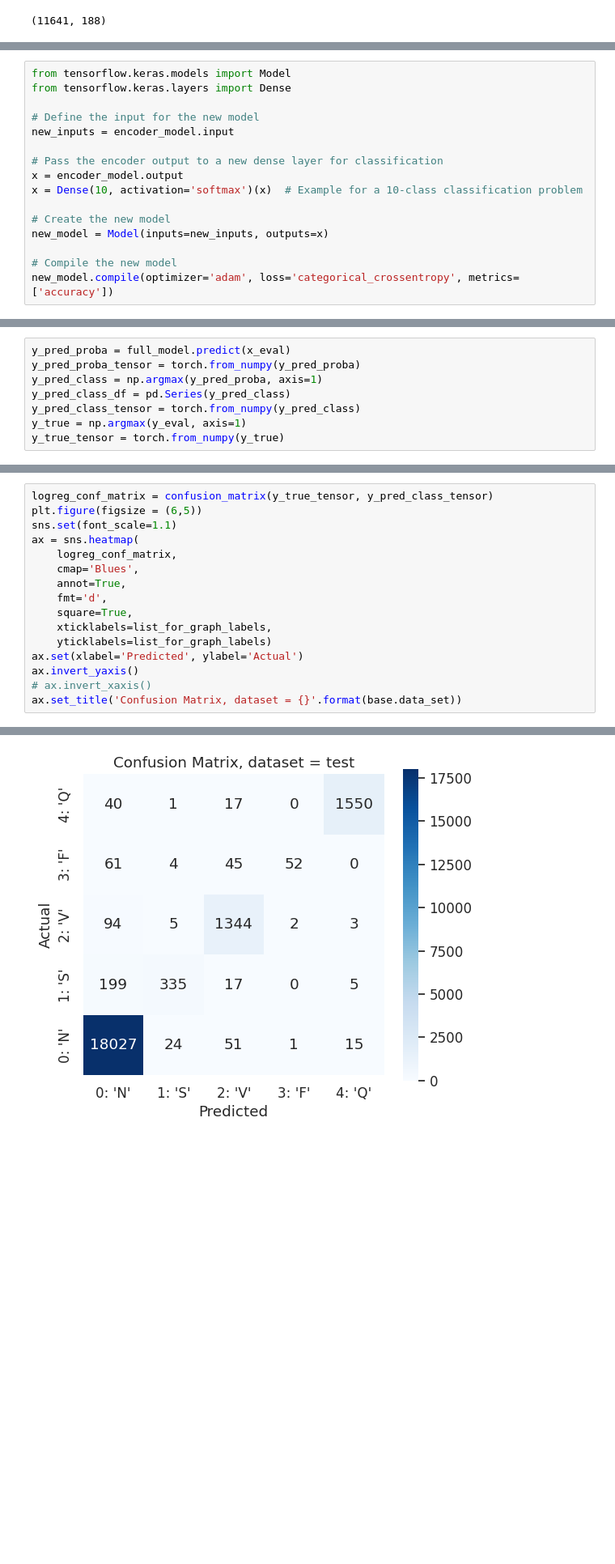
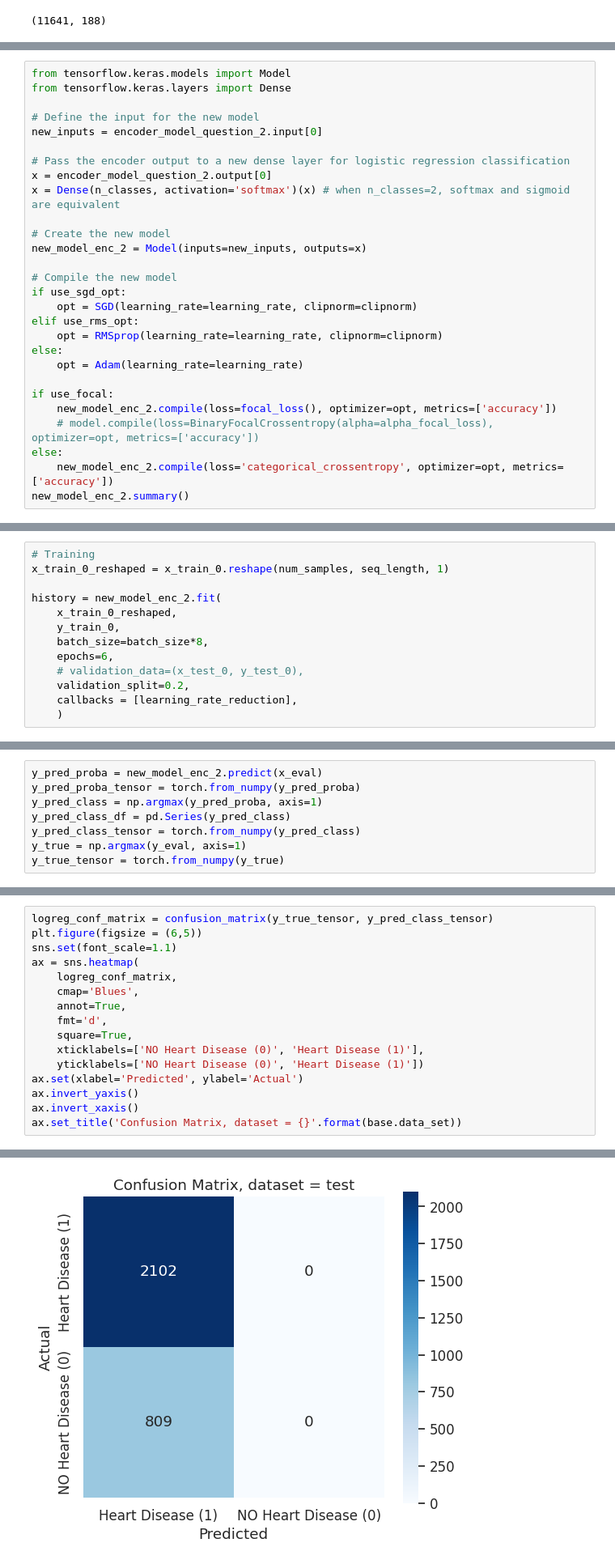
Before and after one commit to juliepinole/proj2, a Jupyter notebook: task_1/Task_2_Q4_Fine_Tuning.ipynb, the cells around one changed output, grey strips where cells are left out. Shown at 81% size. Cells and saved outputs as stored; diff of their text form; blank space fills up the shorter version.

```diff
--- a/task_1/Task_2_Q4_Fine_Tuning.ipynb
+++ b/task_1/Task_2_Q4_Fine_Tuning.ipynb
@@ -135,14 +449,26 @@ from tensorflow.keras.models import Model
 from tensorflow.keras.layers import Dense
 
 # Define the input for the new model
-new_inputs = encoder_model.input
+new_inputs = encoder_model_question_2.input[0]
 
-# Pass the encoder output to a new dense layer for classification
-x = encoder_model.output
-x = Dense(10, activation='softmax')(x)  # Example for a 10-class classification problem
+# Pass the encoder output to a new dense layer for logistic regression classification
+x = encoder_model_question_2.output[0]
+x = Dense(n_classes, activation='softmax')(x) # when n_classes=2, softmax and sigmoid are equivalent
 
 # Create the new model
-new_model = Model(inputs=new_inputs, outputs=x)
+new_model_enc_2 = Model(inputs=new_inputs, outputs=x)
 
 # Compile the new model
-new_model.compile(optimizer='adam', loss='categorical_crossentropy', metrics=['accuracy'])
+if use_sgd_opt:
+	opt = SGD(learning_rate=learning_rate, clipnorm=clipnorm)
+elif use_rms_opt:
+	opt = RMSprop(learning_rate=learning_rate, clipnorm=clipnorm)
+else:
+	opt = Adam(learning_rate=learning_rate)
+
+if use_focal:
+	new_model_enc_2.compile(loss=focal_loss(), optimizer=opt, metrics=['accuracy'])
+	# model.compile(loss=BinaryFocalCrossentropy(alpha=alpha_focal_loss), optimizer=opt, metrics=['accuracy'])
+else:
+	new_model_enc_2.compile(loss='categorical_crossentropy', optimizer=opt, metrics=['accuracy'])
+new_model_enc_2.summary()
@@ -190,0 +516,13 @@ Epoch 11/12
+# %%
+# Training
+x_train_0_reshaped = x_train_0.reshape(num_samples, seq_length, 1)
+
+history = new_model_enc_2.fit(
+	x_train_0_reshaped,
+	y_train_0,
+	batch_size=batch_size*8,
+	epochs=6,
+	# validation_data=(x_test_0, y_test_0),
+	validation_split=0.2,
+	callbacks = [learning_rate_reduction],
+	)
@@ -224,7 +576,7 @@ x_eval, _, y_eval, _, torch_input = lib.pre_process_ecg(
 				output_torch_for_eval=True,
 )
 # %%
-y_pred_proba = full_model.predict(x_eval)
+y_pred_proba = new_model_enc_2.predict(x_eval)
 y_pred_proba_tensor = torch.from_numpy(y_pred_proba)
 y_pred_class = np.argmax(y_pred_proba, axis=1)
 y_pred_class_df = pd.Series(y_pred_class)
@@ -267,19 +607,19 @@ list_for_graph_labels
 # %%
 logreg_conf_matrix = confusion_matrix(y_true_tensor, y_pred_class_tensor)
 plt.figure(figsize = (6,5))
 sns.set(font_scale=1.1)
 ax = sns.heatmap(
     logreg_conf_matrix,
     cmap='Blues',
     annot=True,
     fmt='d',
     square=True,
-    xticklabels=list_for_graph_labels,
-    yticklabels=list_for_graph_labels)
+    xticklabels=['NO Heart Disease (0)', 'Heart Disease (1)'],
+    yticklabels=['NO Heart Disease (0)', 'Heart Disease (1)'])
 ax.set(xlabel='Predicted', ylabel='Actual')
 ax.invert_yaxis()
-# ax.invert_xaxis()
+ax.invert_xaxis()
 ax.set_title('Confusion Matrix, dataset = {}'.format(base.data_set))
 # %% [output]
 Text(0.5, 1.0, 'Confusion Matrix, dataset = test')
-[figure, old version]
+[figure, new version]
```
Also changed, not shown: parts of 144 cells of this notebook, 8 other files.
